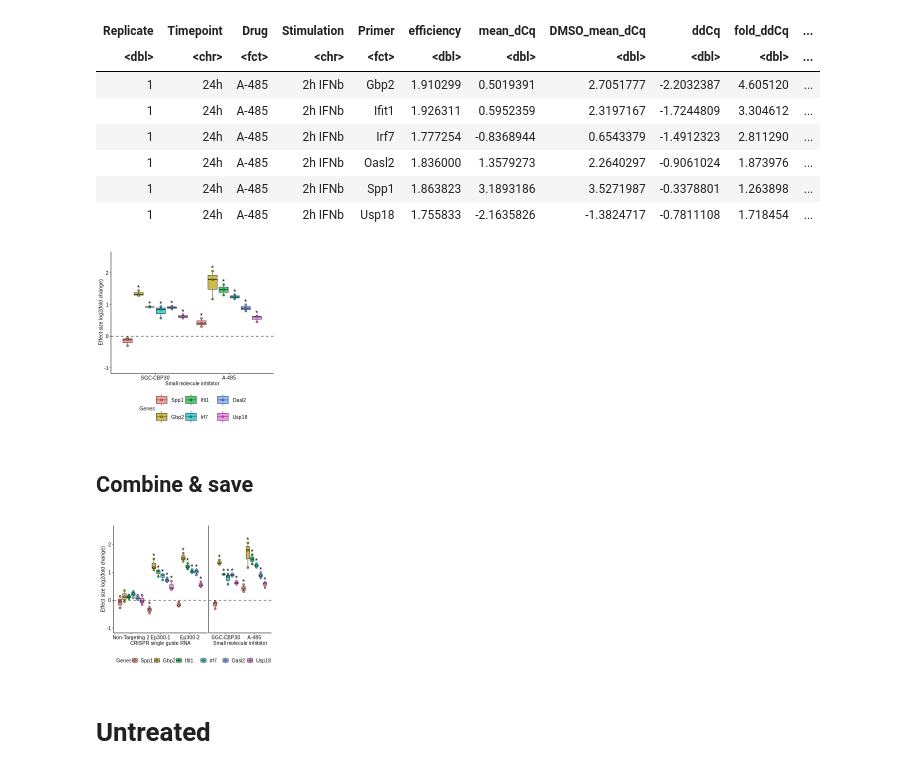
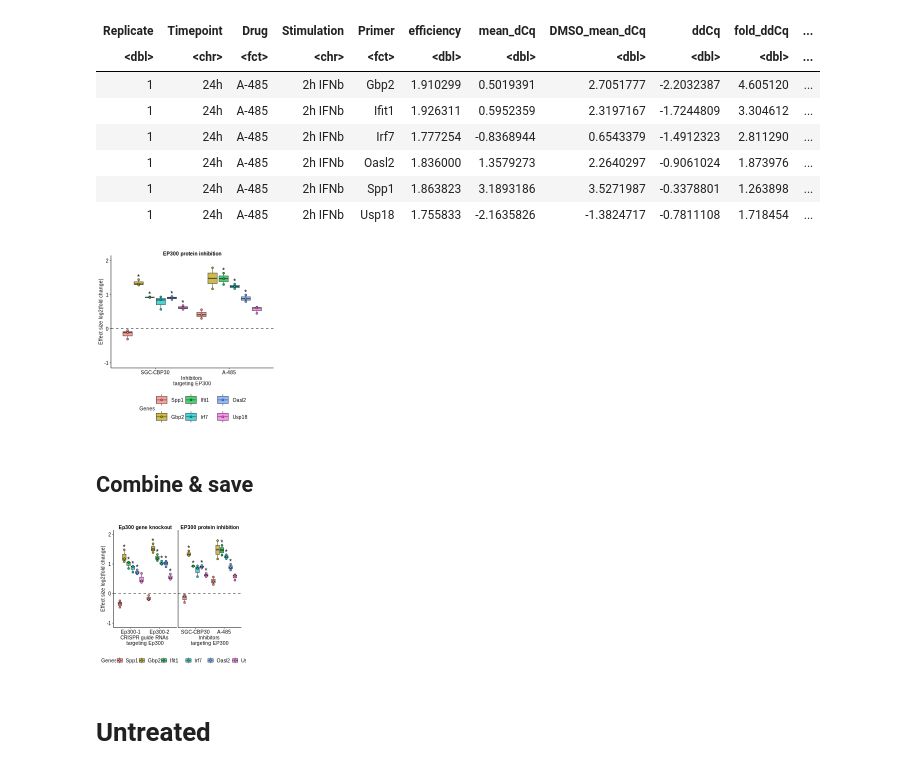
Before and after one commit to epigen/macrophage-regulation, a Jupyter notebook: src/Ep300_validation_figure.R.ipynb, the cells around one changed output. Cells and saved outputs as stored; diff of their text form; code cells hidden in the pictures.

Commit message:
revise F3 and Ep300 visualizations

```diff
--- a/src/Ep300_validation_figure.R.ipynb
+++ b/src/Ep300_validation_figure.R.ipynb
@@ -189,12 +189,13 @@ dbl (7): n, mean_log2FC_ddCq, sd_log2FC_ddCq, t_pvalue_ddCq, mean_log2FC_pfa...
 ko_IFNb_results <- ko_IFNb_results %>%
   mutate(Guide = str_replace_all(Guide, c("EP300" = "Ep300", "NT-2" = "Non-Targeting 2")))
 
-# remove NT-1 data for plotting, rename and reorder columns
+# remove NT-1, NT-2 and WT data for plotting, rename and reorder columns
 results_plot <- ko_IFNb_results %>%
-  filter(Guide != "NT-1", Guide != "WT") %>%
+  filter(Guide != "NT-1", Guide != "Non-Targeting 2", Guide != "WT") %>%
   mutate(
     Primer = factor(Primer, levels = c("Spp1", "Gbp2", "Ifit1", "Irf7", "Oasl2", "Usp18")),
-    Guide  = factor(Guide, levels = c("Non-Targeting 2", "Ep300-1", "Ep300-2"))
+    # Guide  = factor(Guide, levels = c("Non-Targeting 2", "Ep300-1", "Ep300-2"))
+      Guide  = factor(Guide, levels = c("Ep300-1", "Ep300-2"))
   )
 # %%
 # relabel stats
@@ -265,7 +270,8 @@ p_ko_IFNb_results <- results_plot %>%
   # facet_wrap(~ Timepoint + Stimulation, ncol = 4, scales = "fixed") +
   # Axis & legend labels
   labs(
-    x    = "CRISPR single guide RNA",
+      title = "Ep300 gene knockout",
+    x    = "CRISPR guide RNAs \ntargeting Ep300",
     y    = "Effect size log2(fold change)",
     fill = "Genes",
     color= "Genes"
@@ -282,7 +288,7 @@ p_ko_IFNb_results <- results_plot %>%
     vjust    = -0.1,
     size     = 3,
     )+
-scale_color_identity(guide = "none")+  ylim(-1, 2.5) + macro_theme() + theme(legend.position = "bottom",
+scale_color_identity(guide = "none")+  ylim(-1, 2) + macro_theme() + theme(legend.position = "bottom",
         legend.justification = "center")#theme(legend.position = "none")
 
 p_ko_IFNb_results
@@ -381,7 +389,8 @@ p_inh_IFNb_results <- results_plot %>%
   geom_hline(yintercept = 0, linetype = "dashed", linewidth = 0.25) +
   # Axis & legend labels
   labs(
-    x    = "Small molecule inhibitor",
+       title = "EP300 protein inhibition",
+    x    = "Inhibitors \ntargeting EP300",
     y    = "Effect size log2(fold change)",
     fill = "Genes",
     color= "Genes"
@@ -397,12 +406,12 @@ p_inh_IFNb_results <- results_plot %>%
     vjust    = -0.1,
     size     = 3,
     )+
-scale_color_identity(guide = "none") +  ylim(-1, 2.5) + macro_theme() + theme(legend.position = "bottom",
+scale_color_identity(guide = "none") +  ylim(-1, 2) + macro_theme() + theme(legend.position = "bottom",
         legend.justification = "center")
 
 p_inh_IFNb_results
 # %% [output]
-[figure, old version]
+[figure, new version]
 # %% [markdown]
 ## Combine & save
 # %%
@@ -412,17 +421,17 @@ options(repr.plot.width=width, repr.plot.height=height)
 # %%
 p_IFNb <- (p_ko_IFNb_results + theme(plot.margin = margin(0,0,0,0))) +
   (p_inh_IFNb_results+ theme(axis.title.y = element_blank(), axis.text.y = element_blank(), axis.ticks.y = element_blank(),plot.margin = margin(0,0,0,0))) +
-  plot_layout(guides = "collect", widths = c(3, 2))&
+  plot_layout(guides = "collect", widths = c(1, 1))&
   theme(#panel.border = element_rect(color = "black", fill = NA, linewidth = 0.8),  # Add black border
       legend.position = "bottom",
         legend.justification = "center",
         legend.box = "horizontal",
        legend.key.size = unit(0.3, "cm")) &
    guides(fill = guide_legend(nrow = 1), color = guide_legend(nrow = 1))
 
 p_IFNb
 # %% [output]
-[figure, old version]
+[figure, new version]
 # %%
 # save plot
 ggsave_new(filename="Ep300_IFNb",
```
Also changed, not shown: parts of 13 cells of this notebook, 5 other files.
